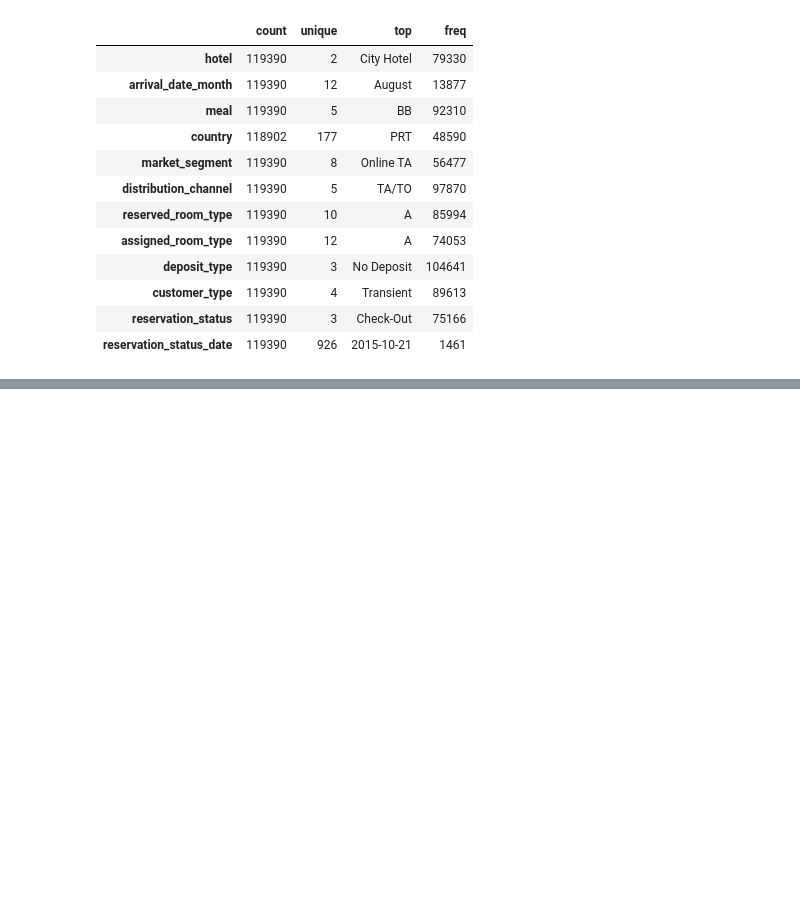
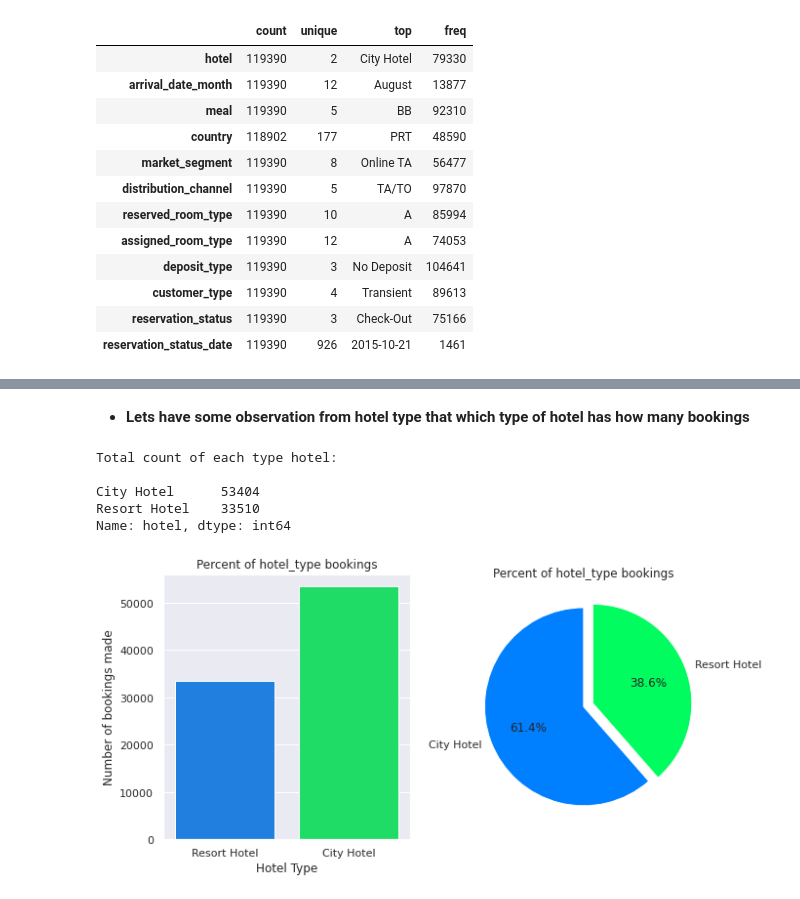
Before and after one commit to manojkb04/EDA_Hotel_Booking, a Jupyter notebook: Hotel_Booking_Analysis_Capstone_Project.ipynb, the cells around one changed output, grey strips where cells are left out. Saved outputs shown, nothing was run; the diff lists cells and outputs as text; code cells hidden in the pictures; blank space fills up the shorter version.

```diff
--- a/Hotel_Booking_Analysis_Capstone_Project.ipynb
+++ b/Hotel_Booking_Analysis_Capstone_Project.ipynb
@@ -243,0 +558,41 @@ data.describe(include = 'object').T
+# %% [markdown]
+* <b>Lets have some observation from hotel type that which type of hotel has how many bookings</b>
+# %%
+# Total Value count of each type of hotel
+count_of_hotel_type = data['hotel'].value_counts()
+print(f"Total count of each type hotel:\n\n{count_of_hotel_type}")
+# %% [output]
+Total count of each type hotel:
+
+City Hotel      53404
+Resort Hotel    33510
+Name: hotel, dtype: int64
+# %%
+# Using countplot from seaborn to get the count of bookings for each type of hotel
+
+sns.set(font_scale = 1)
+sns.set_palette('gist_ncar')
+plt.figure(figsize = (10,5))
+
+plt.subplot(1, 2, 1)
+
+sns.countplot(data['hotel'])
+
+plt.title('Percent of hotel_type bookings')
+plt.xlabel('Hotel Type')
+plt.ylabel('Number of bookings made')
+
+
+# Using pie from matplot to get the percent of bookings for each type of hotel
+
+plt.subplot(1, 2, 2)
+
+plt.pie(list(count_of_hotel_type), labels=['City Hotel', 'Resort Hotel'],
+        autopct='%1.01f%%',startangle=90, explode= (0, 0.1))
+
+plt.title('Percent of hotel_type bookings')
+
+
+plt.show()
+# %% [output]
+[figure, added]
```
Also changed, not shown: parts of 59 cells of this notebook.
